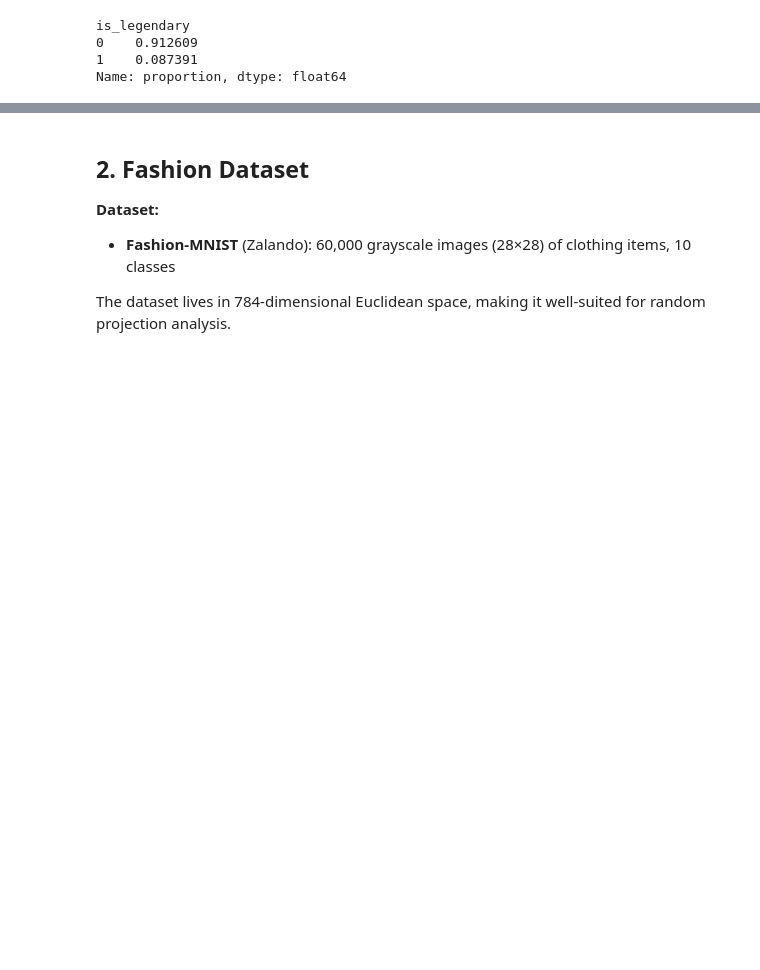
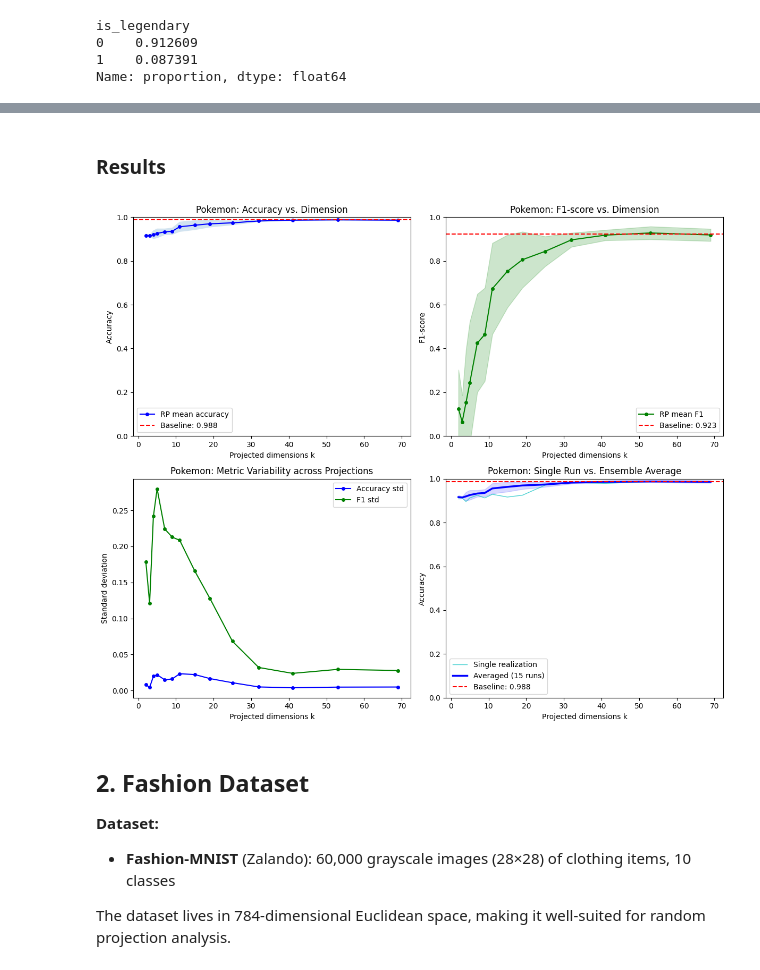
Before and after one commit to annakatharina3/Machine-Learning-2, a Jupyter notebook: Assigment 1/SparseRandomProjections_v2.ipynb, the cells around one changed output, grey strips where cells are left out. Cells and saved outputs as stored; diff of their text form; code cells hidden in the pictures; blank space fills up the shorter version.

```diff
--- a/Assigment 1/SparseRandomProjections_v2.ipynb
+++ b/Assigment 1/SparseRandomProjections_v2.ipynb
@@ -203,9 +300,6 @@ Shape of X: (801, 69)
 # %%
-# Train/test split
-# 30% test, 70% train
+# Train/test split (70/30, stratified by target class)
 X_train, X_test, y_train, y_test = train_test_split(
-    X, y,
-    test_size=0.3,
-    random_state=11, # seed
-    stratify=y # same portportion of non-legendary/legendary in train and test sets
+    X, y, test_size=0.3, random_state=11, stratify=y
 )
+print(f"Train: {X_train.shape}, Test: {X_test.shape}")
@@ -608,0 +328,21 @@ k=69 | mean accuracy=0.9975 | mean recall=0.9710 | mean F1=0.9846 | mean TP=20.3
+# %%
+# Baseline model on full dimensionality
+baseline_model = LinearSVC(max_iter=1000, random_state=42)
+baseline_model.fit(X_train, y_train)
+baseline_pred = baseline_model.predict(X_test)
+
+baseline_acc = accuracy_score(y_test, baseline_pred)
+baseline_f1 = f1_score(y_test, baseline_pred, zero_division=0)
+print(f"Baseline accuracy (d={X.shape[1]}): {baseline_acc:.4f}")
+print(f"Baseline F1-score: {baseline_f1:.4f}")
+
+# Random projection experiment (log-spaced dimensions)
+realizations = 15
+dims = make_dims(X.shape[1], n_points=15)
+print(f"\nTested dimensions ({len(dims)}): {dims}")
+print(f"Running {realizations} random projections per dimension...\n")
+
+poke_results = run_rp_experiment(
+    X_train, X_test, y_train, y_test, dims,
+    realizations=realizations, max_iter=1000, f1_avg='binary'
+)
@@ -609,3 +370,10 @@ k=69 | mean accuracy=0.9975 | mean recall=0.9710 | mean F1=0.9846 | mean TP=20.3
+# %% [markdown]
+### Results
+# %%
+plot_rp_results(dims, poke_results, baseline_acc, baseline_f1,
+                'Pokemon', realizations)
+# %% [output]
+[figure, added]
 # %% [markdown]
 ## 2. Fashion Dataset
 
```
Also changed, not shown: parts of 24 cells of this notebook.
